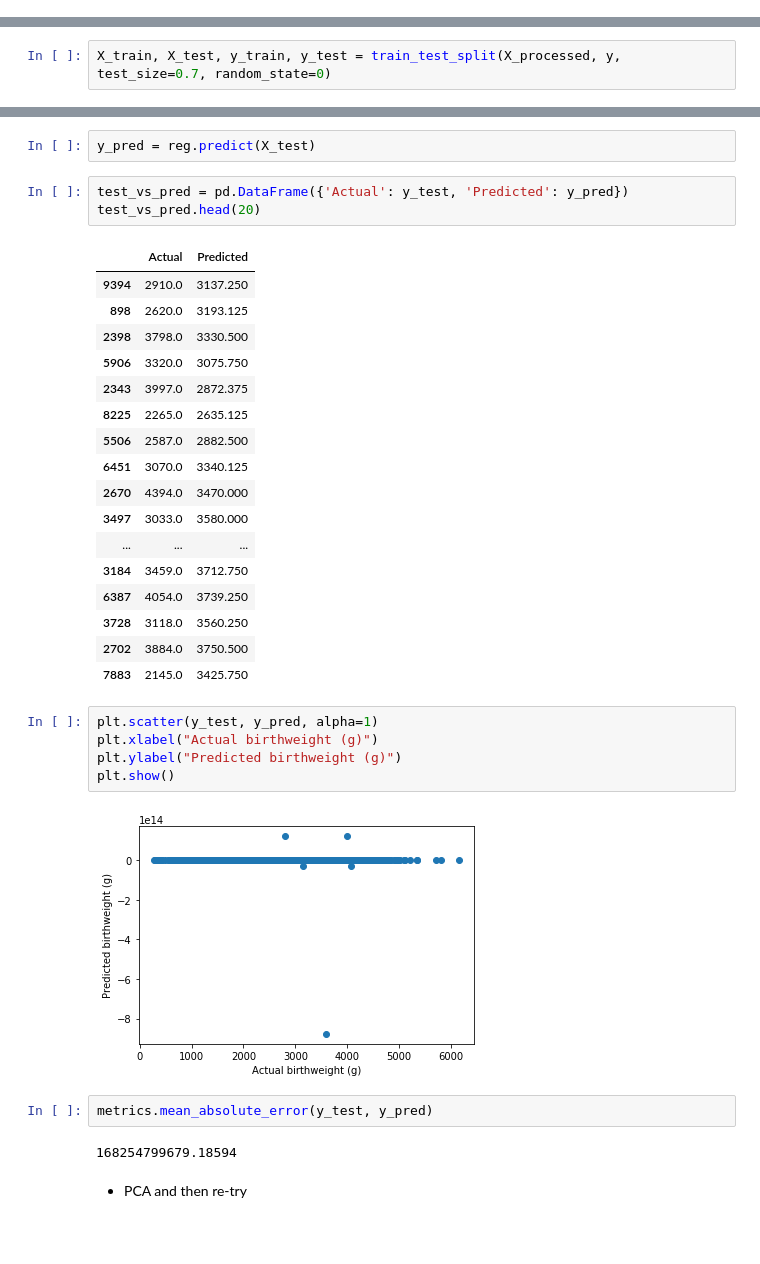
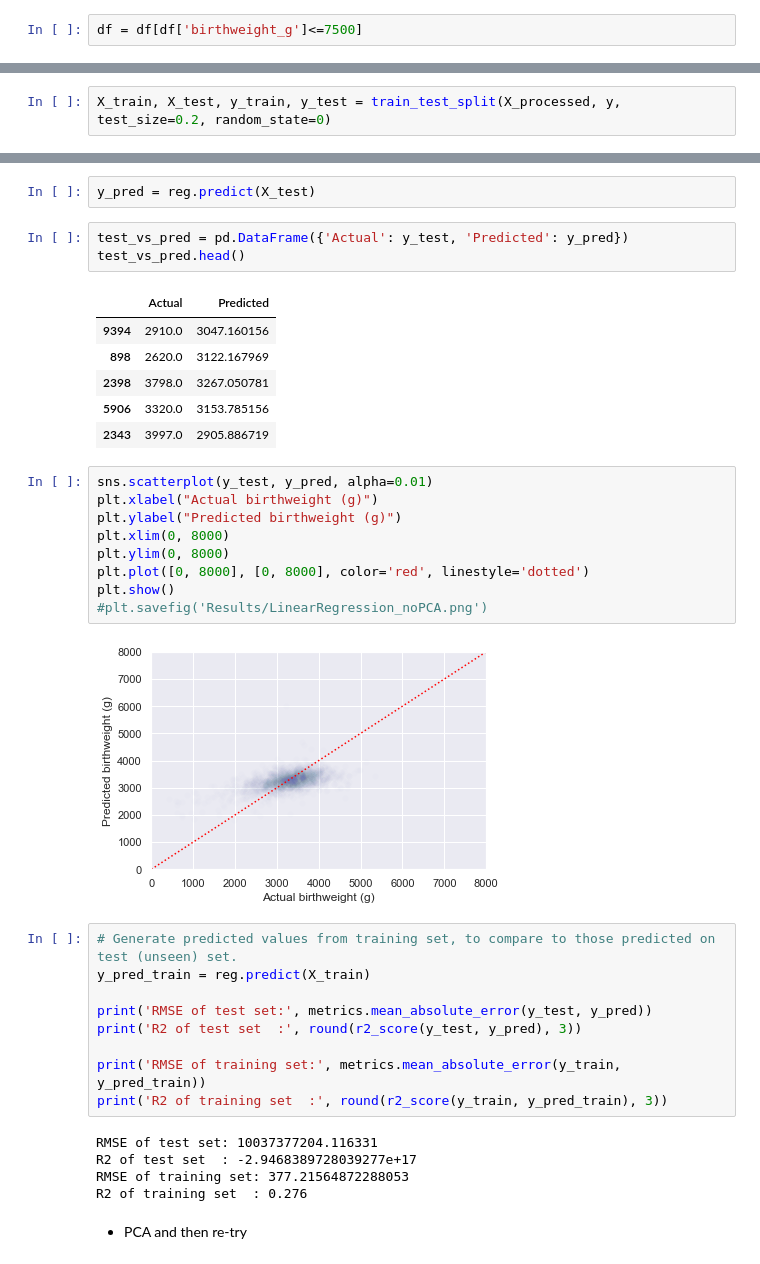
Before and after one commit to catrionamackay/Machine-Learning-Project, a Jupyter notebook: Birthweight_g.ipynb, the cells around one changed output, grey strips where cells are left out. Cells and saved outputs as stored; diff of their text form; blank space fills up the shorter version.

```diff
--- a/Birthweight_g.ipynb
+++ b/Birthweight_g.ipynb
@@ -20,6 +23,8 @@ df.head()
 | 3 | 22.7 | 0.0 | 3544.0 | 750.0 | 150.0 | 31.000000 | 28.0 | 62.0 | ... |
 | 4 | 34.0 | 3.0 | 2778.0 | 1423.0 | 192.0 | 28.000000 | 31.0 | 63.0 | ... |
 5 rows × 40 columns
+# %%
+df = df[df['birthweight_g']<=7500]
 # %%
 X = df.drop(['birthweight_g'], axis=1)
 y = df['birthweight_g']
@@ -122,7 +123,7 @@ X_processed.head()
 | 4 | 1.000092 | 0.366727 | 0.326935 | 0.076396 | -0.519429 | 0.343135 | -0.409494 | -0.831580 | -0.083903 | -0.104459 | ... | ... |
 5 rows × 114 columns
 # %%
-X_train, X_test, y_train, y_test = train_test_split(X_processed, y, test_size=0.7, random_state=0)
+X_train, X_test, y_train, y_test = train_test_split(X_processed, y, test_size=0.2, random_state=0)
 # %%
 reg = LinearRegression()
 reg.fit(X_train, y_train)
@@ -149,36 +150,39 @@ coeff_df
 y_pred = reg.predict(X_test)
 # %%
 test_vs_pred = pd.DataFrame({'Actual': y_test, 'Predicted': y_pred})
-test_vs_pred.head(20)
+test_vs_pred.head()
 # %% [output]
 |  | Actual | Predicted |
-| 9394 | 2910.0 | 3137.250 |
-| 898 | 2620.0 | 3193.125 |
-| 2398 | 3798.0 | 3330.500 |
-| 5906 | 3320.0 | 3075.750 |
-| 2343 | 3997.0 | 2872.375 |
-| 8225 | 2265.0 | 2635.125 |
-| 5506 | 2587.0 | 2882.500 |
-| 6451 | 3070.0 | 3340.125 |
-| 2670 | 4394.0 | 3470.000 |
-| 3497 | 3033.0 | 3580.000 |
-| ... | ... | ... |
-| 3184 | 3459.0 | 3712.750 |
-| 6387 | 4054.0 | 3739.250 |
-| 3728 | 3118.0 | 3560.250 |
-| 2702 | 3884.0 | 3750.500 |
-| 7883 | 2145.0 | 3425.750 |
+| 9394 | 2910.0 | 3047.160156 |
+| 898 | 2620.0 | 3122.167969 |
+| 2398 | 3798.0 | 3267.050781 |
+| 5906 | 3320.0 | 3153.785156 |
+| 2343 | 3997.0 | 2905.886719 |
 # %%
-plt.scatter(y_test, y_pred, alpha=1)
+sns.scatterplot(y_test, y_pred, alpha=0.01)
 plt.xlabel("Actual birthweight (g)")
 plt.ylabel("Predicted birthweight (g)")
+plt.xlim(0, 8000)
+plt.ylim(0, 8000)
+plt.plot([0, 8000], [0, 8000], color='red', linestyle='dotted')
 plt.show()
+#plt.savefig('Results/LinearRegression_noPCA.png')
 # %% [output]
-[figure, old version]
+[figure, new version]
-# %%
-metrics.mean_absolute_error(y_test, y_pred)
-# %% [output]
-168254799679.18594
+# %%
+# Generate predicted values from training set, to compare to those predicted on test (unseen) set.
+y_pred_train = reg.predict(X_train)
+
+print('RMSE of test set:', metrics.mean_absolute_error(y_test, y_pred))
+print('R2 of test set  :', round(r2_score(y_test, y_pred), 3))
+
+print('RMSE of training set:', metrics.mean_absolute_error(y_train, y_pred_train))
+print('R2 of training set  :', round(r2_score(y_train, y_pred_train), 3))
+# %% [output]
+RMSE of test set: 10037377204.116331
+R2 of test set  : -2.9468389728039277e+17
+RMSE of training set: 377.21564872288053
+R2 of training set  : 0.276
 # %% [markdown]
 * PCA and then re-try
 # %%
```
Also changed, not shown: parts of 21 cells of this notebook, 5 other files.
